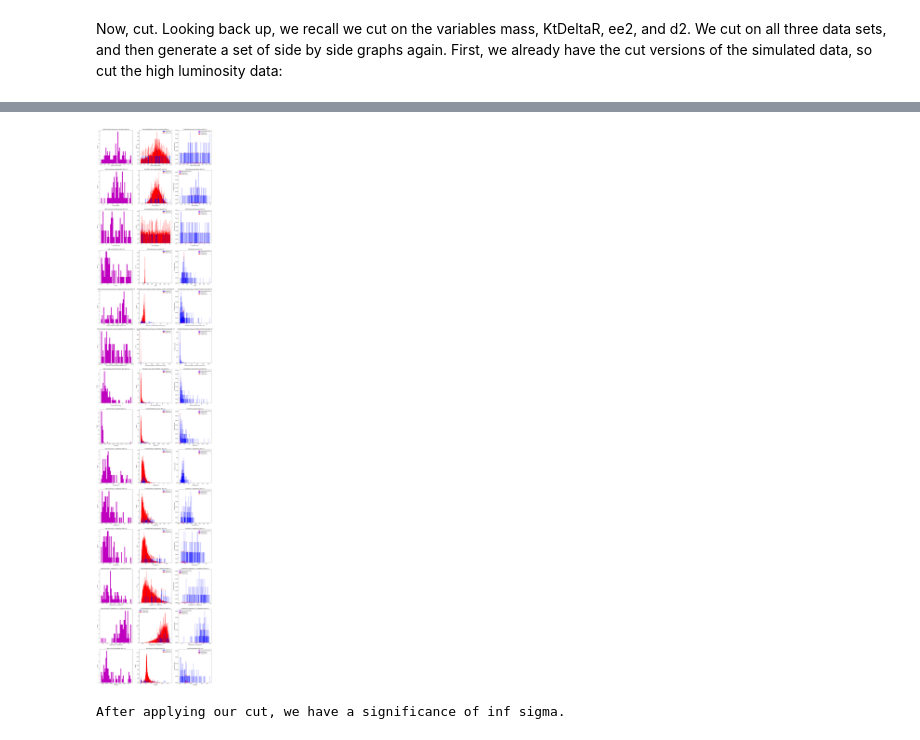
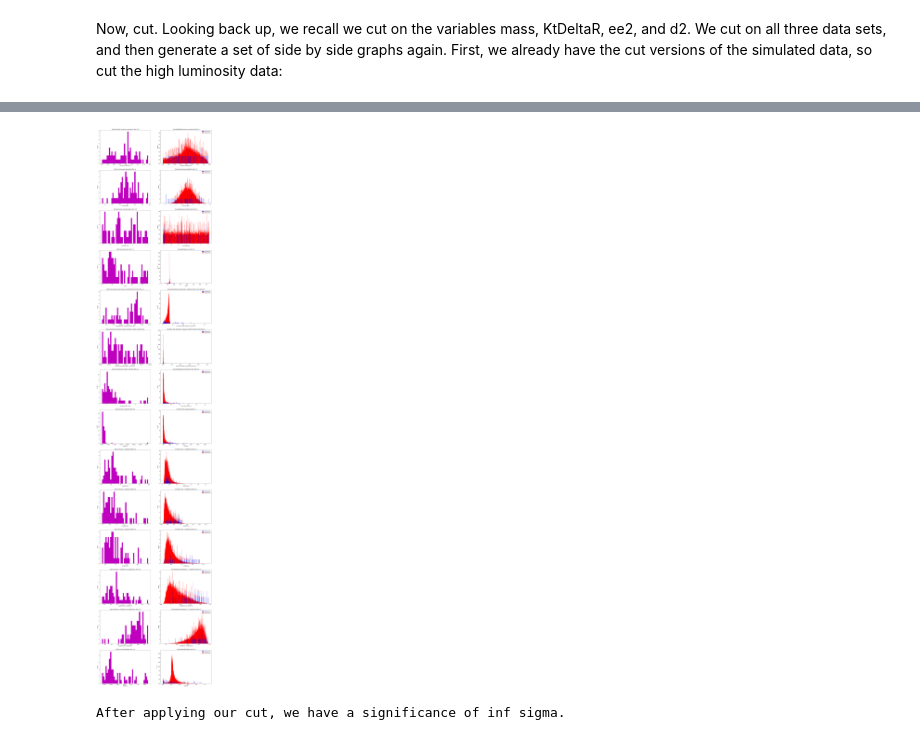
Before and after one commit to sotha-sil/Phys_434, a Jupyter notebook: lab8.ipynb, the cells around one changed output, grey strips where cells are left out. Cells and saved outputs as stored; diff of their text form; code cells hidden in the pictures.

```diff
--- a/lab8.ipynb
+++ b/lab8.ipynb
@@ -490,24 +485,19 @@ plt.show()
 # %% [markdown]
 Wow, cool. Now plot the overlap. Collapse all three into one graph. We weight the background and simulated Higgs data as before, and weight the high luminosity data to be equal in weight to the entire simulated suite of data.
 # %%
-fig, a = plt.subplots(14, 3, figsize=(22, 112))
+fig, a = plt.subplots(14, 2, figsize=(22, 112))
 wt = np.ones(ram.get(peewee[0]).size)
 for n in range(14):
     for i in range(2):
         a[n][i].set_xlabel(varz[n])
         a[n][i].set_ylabel('counts')
-    a[n][2].set_xlabel(varz[n])
-    a[n][2].set_ylabel('fractional counts')
     a[n][0].set_title('High luminosity ' + varz[n])
     a[n][1].set_title('Simulated data ' + varz[n])
-    a[n][2].set_title('Combined ' + varz[n])
     h5isGarbage = np.array([])
     for i in range(ball.shape[0]):
         h5isGarbage = np.append(h5isGarbage, ball[i][n])
     a[n][0].hist(h5isGarbage, bins=400, color='m')
     a[n][1].hist([ram.get(peewee[n]), ranch.get(peewee[n])], bins = 1000, weights=[(2000 / 2050) * wt, (50 / 2050) * wt], histtype='barstacked', color=['b', 'r'], label=['Background', 'Higgs events'])
-    a[n][2].hist([h5isGarbage, ram.get(peewee[n]), ranch.get(peewee[n])], bins = 400, weights=[(1 / h5isGarbage.size) * np.ones(h5isGarbage.size),(2000 / 2050) * (1 / wt.size) * wt, (50 / 2050) * (1 / wt.size) * wt], histtype='barstacked', color=['m', 'b', 'r'], label=['High luminosity data', 'Background', 'Higgs events'])
-    for i in range(2):
-        a[n][i + 1].legend()
+    a[n][1].legend()
 plt.show()
 # %% [output]
@@ -531,29 +511,24 @@ print(cut)
 # %%
-fig, a = plt.subplots(14, 3, figsize=(22, 112))
+fig, a = plt.subplots(14, 2, figsize=(22, 112))
 wt = np.ones(ram.get(peewee[0]).size)
 for n in range(14):
     for i in range(2):
         a[n][i].set_xlabel(varz[n])
         a[n][i].set_ylabel('counts')
-    a[n][2].set_xlabel(varz[n])
-    a[n][2].set_ylabel('fractional counts')
     a[n][0].set_title('High luminosity ' + varz[n] + ' after cut')
     a[n][1].set_title('Simulated data ' + varz[n] + ' after cut')
-    a[n][2].set_title('Combined ' + varz[n] + ' after cut')
     h5isGarbage = np.array([])
     for i in range(ball.shape[0]):
         h5isGarbage = np.append(h5isGarbage, ball[i][n])
     a[n][0].hist(h5isGarbage[cut], bins=40, color='m')
 
     nak = np.array(ram.get(peewee[n]))[yeehaw]
     cow = np.array(ranch.get(peewee[n]))[cowboy]
     a[n][1].hist([nak, cow], bins = 1000, weights=[(2000 / 2050) * np.ones(nak.size), (50 / 2050) * np.ones(cow.size)], histtype='barstacked', color=['b', 'r'], label=['Background', 'Higgs events'])
-    a[n][2].hist([h5isGarbage[cut], nak, cow], bins = 400, weights=[(1 / h5isGarbage.size) * np.ones(h5isGarbage[cut].size),(2000 / 2050) * (1 / nak.size) * np.ones(nak.size), (50 / 2050) * (1 / cow.size) * np.ones(cow.size)], histtype='barstacked', color=['m', 'b', 'r'], label=['High luminosity data', 'Background', 'Higgs events'])
-    for i in range(2):
-        a[n][i + 1].legend()
+    a[n][1].legend()
 plt.show()
 # %% [output]
-[figure, old version]
+[figure, new version]
 # %%
 exMu = ball.shape[0] * (np.array(ram.get('mass'))[yeehaw].size / 100000)
 obs = len(cut[0])
```
Also changed, not shown: parts of 14 cells of this notebook.
